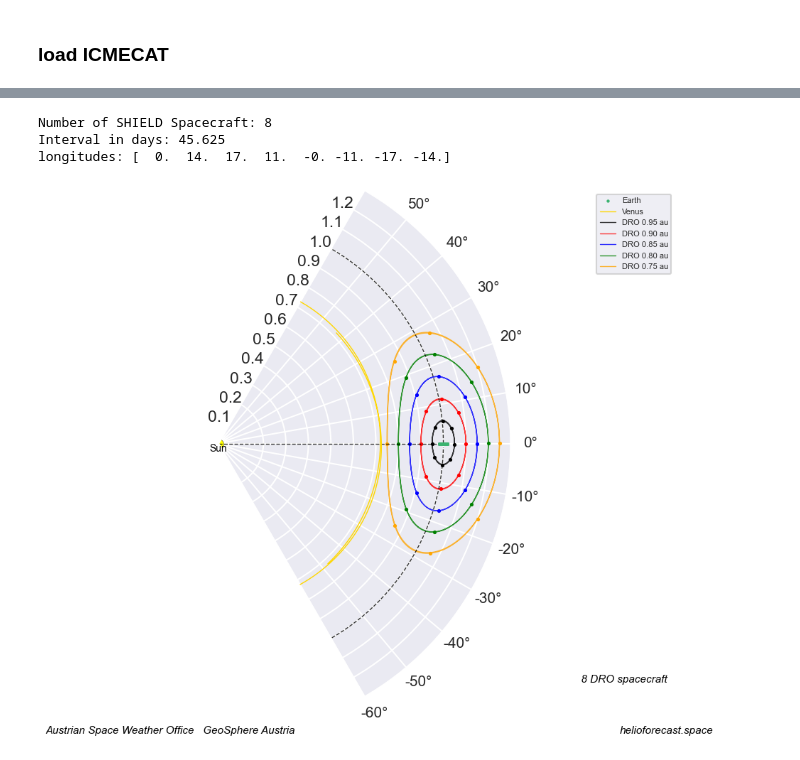
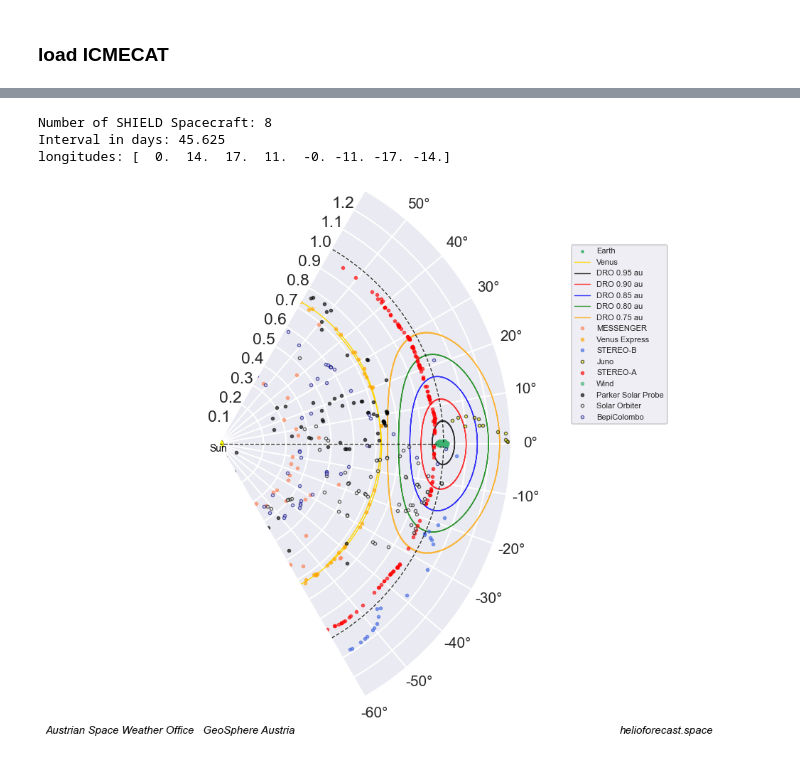
Before and after one commit to cmoestl/dro_orbits, a Jupyter notebook: dro.ipynb, the cells around one changed output, grey strips where cells are left out. Cells and saved outputs as stored; diff of their text form; code cells hidden in the pictures.

```diff
--- a/dro.ipynb
+++ b/dro.ipynb
@@ -941,3 +968,21 @@ movie done, saved in  results/
 ## TBD
 # %% [markdown]
 ### load ICMECAT
+# %%
+url='icmecat/HELIO4CAST_ICMECAT_v23.csv'
+ic=pd.read_csv(url)
+print(ic.keys())
+
+#get indices for each target
+imes=np.where(ic.sc_insitu=='MESSENGER')[0]
+ivex=np.where(ic.sc_insitu=='VEX')[0]
+iwin=np.where(ic.sc_insitu=='Wind')[0]
+imav=np.where(ic.sc_insitu=='MAVEN')[0]
+ijun=np.where(ic.sc_insitu=='Juno')[0]
+
+ista=np.where(ic.sc_insitu=='STEREO-A')[0]
+istb=np.where(ic.sc_insitu=='STEREO-B')[0]
+ipsp=np.where(ic.sc_insitu=='PSP')[0]
+isol=np.where(ic.sc_insitu=='SolarOrbiter')[0]
+ibep=np.where(ic.sc_insitu=='BepiColombo')[0]
+iuly=np.where(ic.sc_insitu=='ULYSSES')[0]
@@ -971,7 +1029,7 @@ ax.text(0,0,'Sun', color='black', ha='center',fontsize=fsize-5,verticalalignment
 ax.scatter(0,0,s=100,c='yellow',alpha=1, edgecolors='black', linewidth=0.3)
 
 ax.scatter(earth.lon, earth.r, s=symsize_planet, c='mediumseagreen', alpha=1,lw=0,zorder=3,marker=None, label='Earth')
-ax.plot(venus.lon, venus.r, c='gold', alpha=1,lw=1,zorder=3, marker=None, label='Venus')
+ax.plot(venus.lon, venus.r, c='gold', alpha=1,lw=1,zorder=1, marker=None, label='Venus')
 #ax.plot(mercury.lon, mercury.r, c='grey', alpha=0.5,lw=1,zorder=3, marker=None, label='Mercury')
 
 ax.plot(dro_lon1, dro_r1,c='black', alpha=0.8,lw=1, markersize=1, label='DRO 0.95 au')
@@ -981,44 +1039,68 @@ ax.plot(dro_lon4, dro_r4,c='green', alpha=0.8,lw=1, markersize=1, label='DRO 0.8
 ax.plot(dro_lon5, dro_r5,c='orange', alpha=0.8,lw=1, markersize=1, label='DRO 0.75 au')
 
 
-ax.scatter(dro_lon1[shield_i], dro_r1[shield_i],c='black', marker='o',s=5)
-ax.scatter(dro_lon2[shield_i], dro_r2[shield_i],c='red', marker='o',s=5)
-ax.scatter(dro_lon3[shield_i], dro_r3[shield_i],c='blue', marker='o',s=5)
-ax.scatter(dro_lon4[shield_i], dro_r4[shield_i],c='green', marker='o',s=5)
-ax.scatter(dro_lon5[shield_i], dro_r5[shield_i],c='orange', marker='o',s=5)
+#ax.scatter(dro_lon1[shield_i], dro_r1[shield_i],c='black', marker='o',s=5)
+#ax.scatter(dro_lon2[shield_i], dro_r2[shield_i],c='red', marker='o',s=5)
+#ax.scatter(dro_lon3[shield_i], dro_r3[shield_i],c='blue', marker='o',s=5)
+#ax.scatter(dro_lon4[shield_i], dro_r4[shield_i],c='green', marker='o',s=5)
+#ax.scatter(dro_lon5[shield_i], dro_r5[shield_i],c='orange', marker='o',s=5)
 
+####### ICMECAT events
+
+ms=3
+al=0.6
+
+#ax.plot(np.radians(ic.mo_sc_long_heeq[iuly]),ic.mo_sc_heliodistance[iuly],'o',markersize=ms,c='brown', alpha=al, label='Ulysses')
+#ax.plot(np.radians(ic.mo_sc_long_heeq[imav]),ic.mo_sc_heliodistance[imav],'o',markersize=ms,c='orangered', alpha=al, label='MAVEN')
+
+#only inner heliosphere
+ax.plot(np.radians(ic.mo_sc_long_heeq[imes]),ic.mo_sc_heliodistance[imes],'o',markersize=ms,c='coral', alpha=al,label='MESSENGER')
+ax.plot(np.radians(ic.mo_sc_long_heeq[ivex]),ic.mo_sc_heliodistance[ivex],'o',markersize=ms,c='orange', alpha=al,label='Venus Express')
+ax.plot(np.radians(ic.mo_sc_long_heeq[istb]),ic.mo_sc_heliodistance[istb],'o',markersize=ms,c='royalblue', alpha=al,label='STEREO-B')
+ax.plot(np.radians(ic.mo_sc_long_heeq[ijun]),ic.mo_sc_heliodistance[ijun],'o',markersize=ms,c='black',markerfacecolor='yellow',alpha=al,label='Juno')
+
+#ax3.plot(ic.mo_sc_heliodistance[ijun],ic.mo_bmean[ijun],'o', c='black',markerfacecolor='yellow', alpha=al,ms=ms, label='Juno')
+
+ax.plot(np.radians(ic.mo_sc_long_heeq[ista]),ic.mo_sc_heliodistance[ista],'o',markersize=ms, c='red', alpha=al, label='STEREO-A')
+ax.plot(np.radians(ic.mo_sc_long_heeq[iwin]),ic.mo_sc_heliodistance[iwin],'o',markersize=ms, c='mediumseagreen', alpha=al, label='Wind')
+ax.plot(np.radians(ic.mo_sc_long_heeq[ipsp]),ic.mo_sc_heliodistance[ipsp],'o',markersize=ms, c='black', alpha=al,label='Parker Solar Probe')
+ax.plot(np.radians(ic.mo_sc_long_heeq[isol]),ic.mo_sc_heliodistance[isol],'o',markersize=ms, c='black',markerfacecolor='white', alpha=al, label='Solar Orbiter')
+ax.plot(np.radians(ic.mo_sc_long_heeq[ibep]),ic.mo_sc_heliodistance[ibep],'o',markersize=ms, c='darkblue',markerfacecolor='lightgrey', alpha=al, label='BepiColombo')
+
+plt.legend(loc=2,fontsize=10)
 #1 au circle
 ax.plot(np.deg2rad(np.arange(0,360)),np.zeros(360)+1,lw=1,alpha=0.8,linestyle='--',c='black', marker=None)
 ax.plot(np.zeros(11),np.arange(0,1.1,0.1),c='k',lw=1,alpha=0.8,linestyle='--')
 
 
 
 
 degrees = np.arange(-60,60,10)
 ax.set_xticks(np.radians(degrees))
 ax.set_xticklabels([f'{d}°' for d in degrees], fontsize=15)
 
 ax.set_rgrids(np.arange(0.2,1.5,0.1),('0.1','0.2','0.3','0.4','0.5','0.6','0.7','0.8','0.9','1.0','1.1','1.2','1.3'),angle=50, fontsize=10)
 
 
 ax.set_theta_zero_location('E')
 ax.set_thetamin(60)      # Start angle in degrees
 ax.set_thetamax(-60)
 ##plt.title('Planet and simulated DRO positions 2028 Jan 1 - 2030 Jan 1')
 ax.set_ylim(0, 1.3)
 
 
-ax.legend(bbox_to_anchor=(0.95, 1), loc='upper left',fontsize=8)
-plt.figtext(0.8,0.1,f' {nr_sc} DRO spacecraft', color='black', ha='left',fontsize=fsize-4, style='italic')
+ax.legend(bbox_to_anchor=(0.9, 0.9), loc='upper left',fontsize=8)
+#plt.figtext(0.8,0.1,f' {nr_sc} DRO spacecraft', color='black', ha='left',fontsize=fsize-4, style='italic')
 plt.figtext(0.05,0.01,'Austrian Space Weather Office   GeoSphere Austria', color='black', ha='left',fontsize=fsize-4, style='italic')
 plt.figtext(0.99,0.01,'helioforecast.space', color='black', ha='right',fontsize=fsize-4, style='italic')
 
 plt.tight_layout()
 
 
-plt.savefig(f'results/dro_all_polar_zoom_{nr_sc}.png', dpi=300,bbox_inches='tight')
+plt.savefig(f'results/dro_all_icme_polar_zoom.png', dpi=300,bbox_inches='tight')
+plt.savefig(f'results/dro_all_icme_polar_zoom.pdf', dpi=300,bbox_inches='tight')
 # %% [output]
 Number of SHIELD Spacecraft: 8
 Interval in days: 45.625
 longitudes: [  0.  14.  17.  11.  -0. -11. -17. -14.]
-[figure, old version]
+[figure, new version]
```
Also changed, not shown: parts of 5 cells of this notebook, 2 other files.
